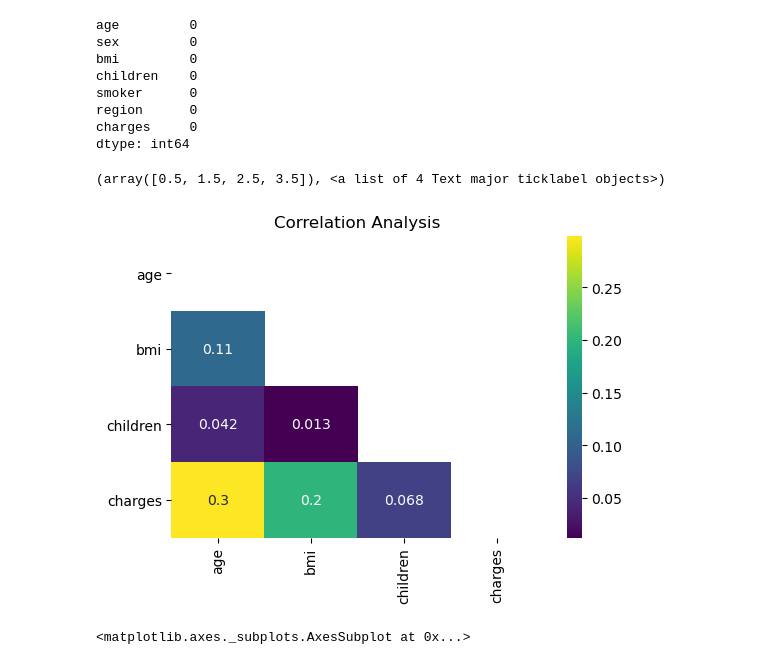
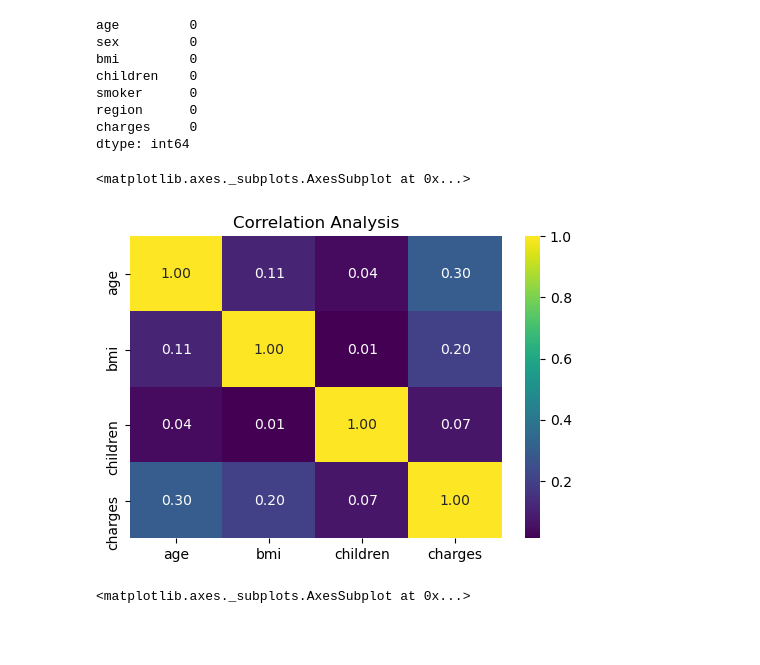
Before and after one commit to dhimantj/ML-Projects, a Jupyter notebook: 1_Linear Regression Projects/Linear Regression - insurance data - Portfolio - James Odendal, PhD.ipynb, the cells around one changed output. Saved outputs shown, nothing was run; the diff lists cells and outputs as text; code cells hidden in the pictures; blank space fills up the shorter version.

```diff
--- a/1_Linear Regression Projects/Linear Regression - insurance data - Portfolio - James Odendal, PhD.ipynb
+++ b/1_Linear Regression Projects/Linear Regression - insurance data - Portfolio - James Odendal, PhD.ipynb
@@ -93,16 +92,14 @@ charges     0
 dtype: int64
 # %%
 corr = insdf.corr()
-mask = np.triu(np.ones_like(corr,dtype = bool))
+#mask = np.triu(np.ones_like(corr,dtype = bool))
 
 plt.figure(dpi=100)
 plt.title('Correlation Analysis')
-sns.heatmap(corr,mask=mask,annot=True,lw=0,linecolor='white',cmap='viridis',fmt = "0.2f")
-plt.xticks(rotation=90)
-plt.yticks(rotation = 0)
+sns.heatmap(corr,annot=True,lw=0,linecolor='white',cmap='viridis',fmt = "0.2f")
 # %% [output]
-(array([0.5, 1.5, 2.5, 3.5]), <a list of 4 Text major ticklabel objects>)
+<matplotlib.axes._subplots.AxesSubplot at 0x...>
-[figure, old version]
+[figure, new version]
 # %%
 fig, axes = plt.subplots(ncols = 3, figsize = (15,6), squeeze=True)
 plt.subplots_adjust(left=None, bottom=None, right=None, top=None, wspace=0.4, hspace=None)
```
Also changed, not shown: parts of 16 cells of this notebook, 3 other files.
